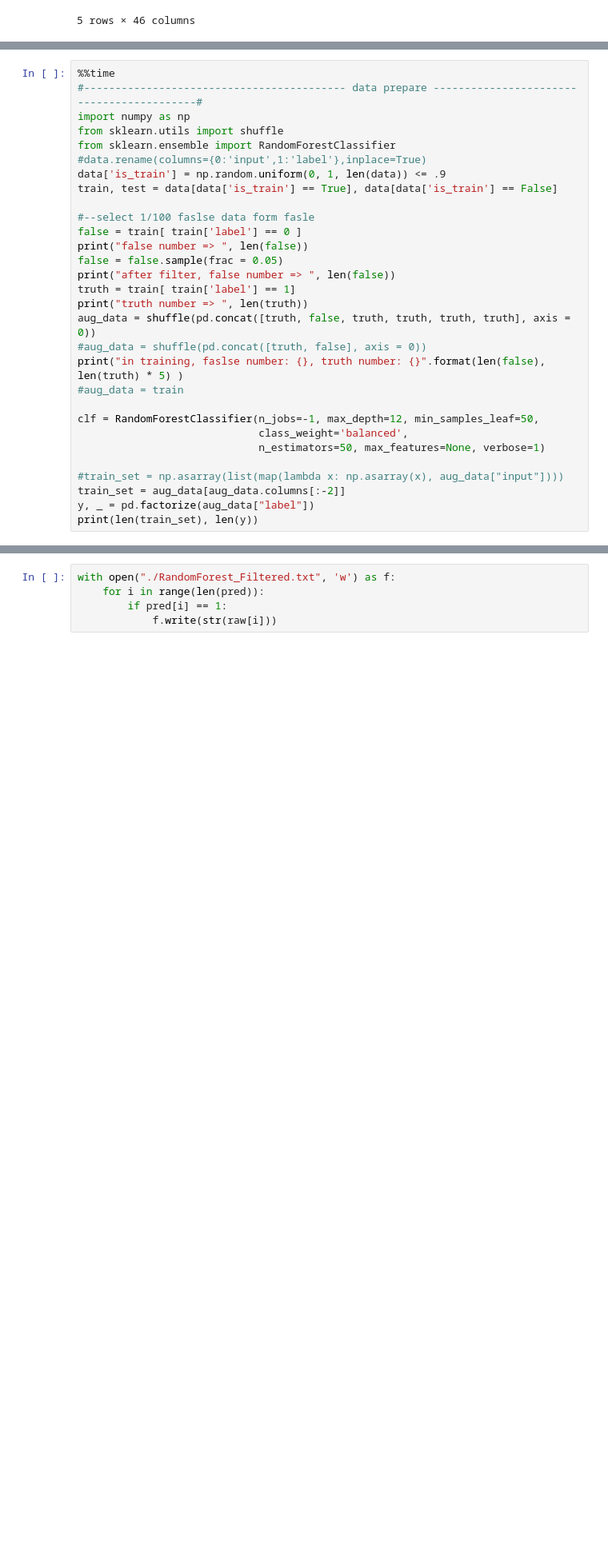
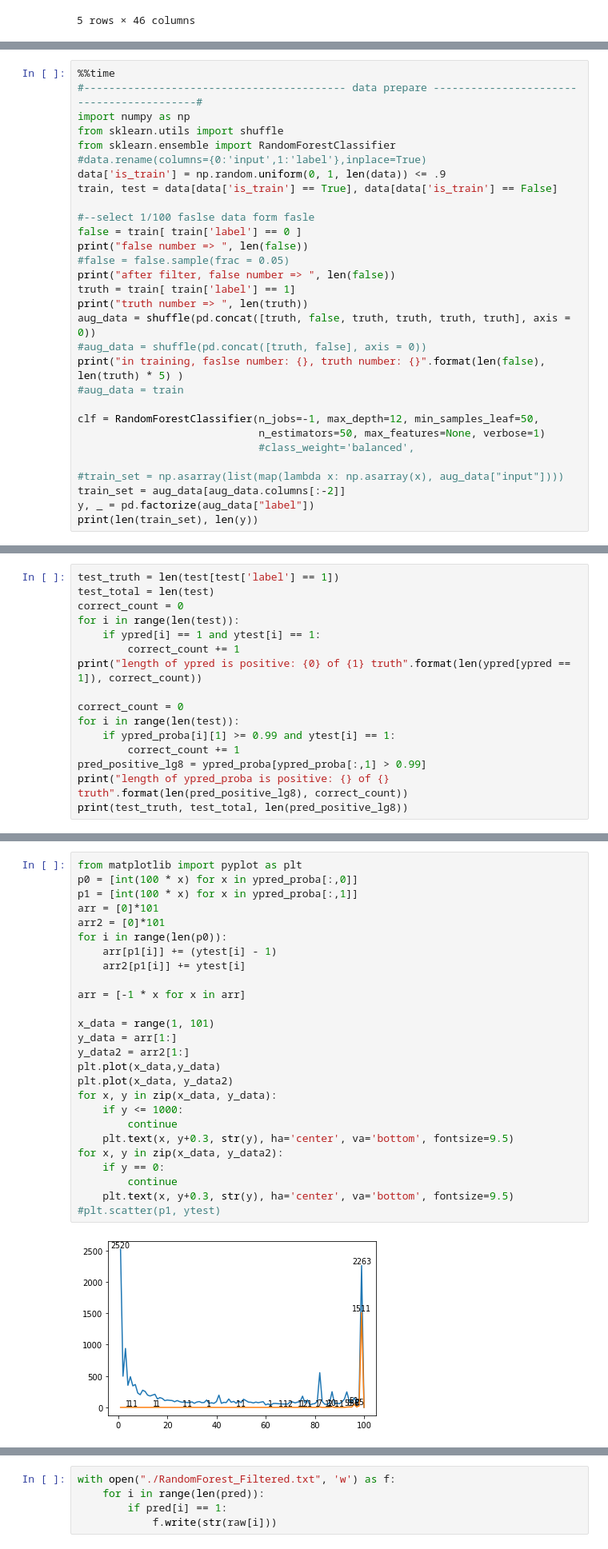
Before and after one commit to LeiHaoa/RabbitVar, a Jupyter notebook: RandomForest/train_random_forest.ipynb, the cells around one changed output, grey strips where cells are left out. Shown at 80% size. Drawn from its saved outputs; the diff is of its cells as text; blank space fills up the shorter version.

```diff
--- a/RandomForest/train_random_forest.ipynb
+++ b/RandomForest/train_random_forest.ipynb
@@ -158,7 +166,7 @@ train, test = data[data['is_train'] == True], data[data['is_train'] == False]
 #--select 1/100 faslse data form fasle
 false = train[ train['label'] == 0 ]
 print("false number => ", len(false))
-false = false.sample(frac = 0.05)
+#false = false.sample(frac = 0.05)
 print("after filter, false number => ", len(false))
 truth = train[ train['label'] == 1]
 print("truth number => ", len(truth))
@@ -168,8 +176,8 @@ print("in training, faslse number: {}, truth number: {}".format(len(false), len(
 #aug_data = train
 
 clf = RandomForestClassifier(n_jobs=-1, max_depth=12, min_samples_leaf=50,
-                             class_weight='balanced',
                              n_estimators=50, max_features=None, verbose=1)
+                             #class_weight='balanced',
 
 #train_set = np.asarray(list(map(lambda x: np.asarray(x), aug_data["input"])))
 train_set = aug_data[aug_data.columns[:-2]]
@@ -303,0 +351,16 @@ racall is:  0.08598409542743539 prec is: 0.9558011049723757
+# %%
+test_truth = len(test[test['label'] == 1])
+test_total = len(test)
+correct_count = 0
+for i in range(len(test)):
+    if ypred[i] == 1 and ytest[i] == 1:
+        correct_count += 1
+print("length of ypred is positive: {0} of {1} truth".format(len(ypred[ypred == 1]), correct_count))
+
+correct_count = 0
+for i in range(len(test)):
+    if ypred_proba[i][1] >= 0.99 and ytest[i] == 1:
+        correct_count += 1
+pred_positive_lg8 = ypred_proba[ypred_proba[:,1] > 0.99]
+print("length of ypred_proba is positive: {} of {} truth".format(len(pred_positive_lg8), correct_count))
+print(test_truth, test_total, len(pred_positive_lg8))
@@ -304,3 +371,31 @@ racall is:  0.08598409542743539 prec is: 0.9558011049723757
+# %%
+from matplotlib import pyplot as plt
+p0 = [int(100 * x) for x in ypred_proba[:,0]]
+p1 = [int(100 * x) for x in ypred_proba[:,1]]
+arr = [0]*101
+arr2 = [0]*101
+for i in range(len(p0)):
+    arr[p1[i]] += (ytest[i] - 1)
+    arr2[p1[i]] += ytest[i]
+
+arr = [-1 * x for x in arr]
+
+x_data = range(1, 101)
+y_data = arr[1:]
+y_data2 = arr2[1:]
+plt.plot(x_data,y_data)
+plt.plot(x_data, y_data2)
+for x, y in zip(x_data, y_data):
+    if y <= 1000:
+        continue
+    plt.text(x, y+0.3, str(y), ha='center', va='bottom', fontsize=9.5)
+for x, y in zip(x_data, y_data2):
+    if y == 0:
+        continue
+    plt.text(x, y+0.3, str(y), ha='center', va='bottom', fontsize=9.5)
+#plt.scatter(p1, ytest)
+# %% [output]
+[figure, added]
 # %%
 #---- store modle ----#
 # import pickle
```
Also changed, not shown: parts of 10 cells of this notebook.
